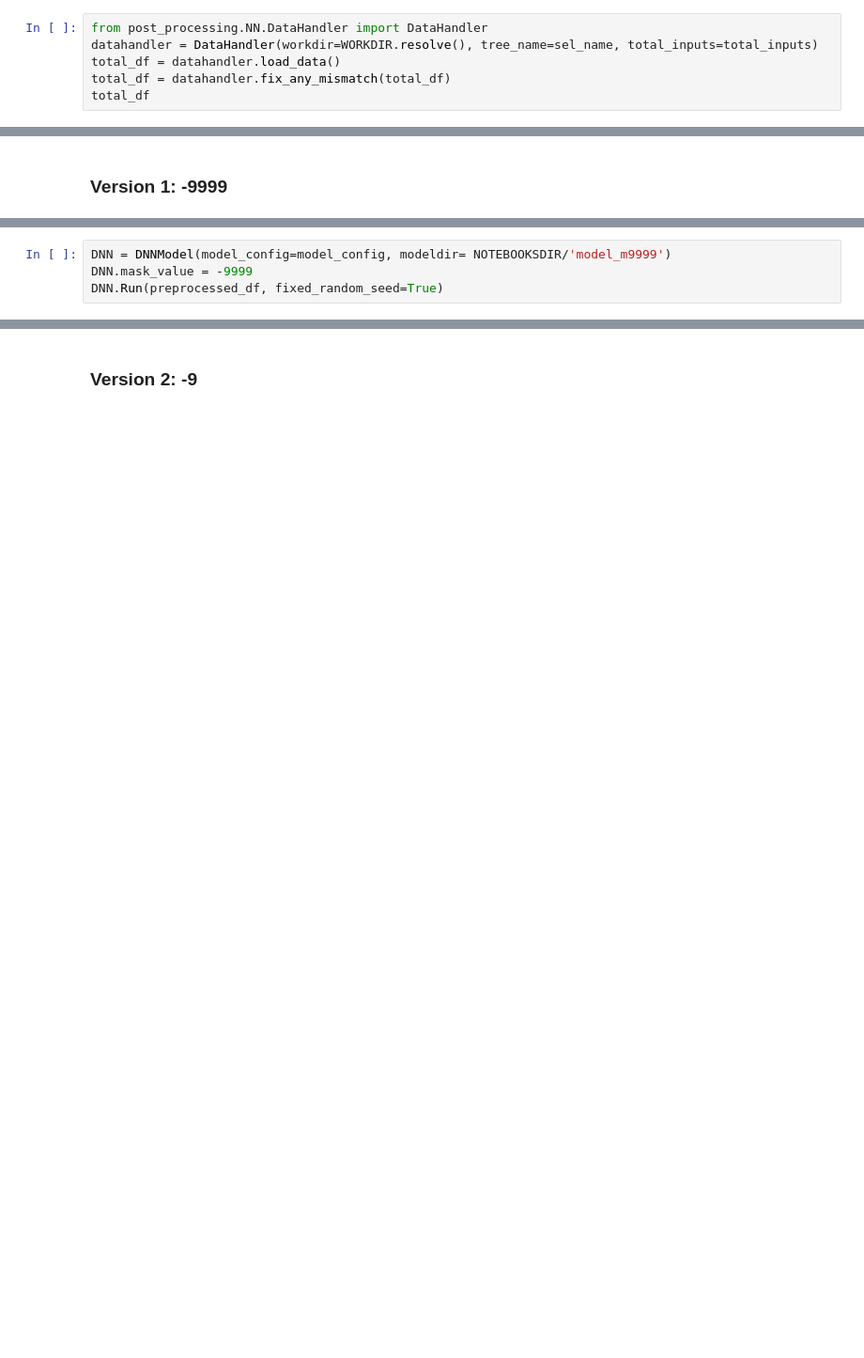
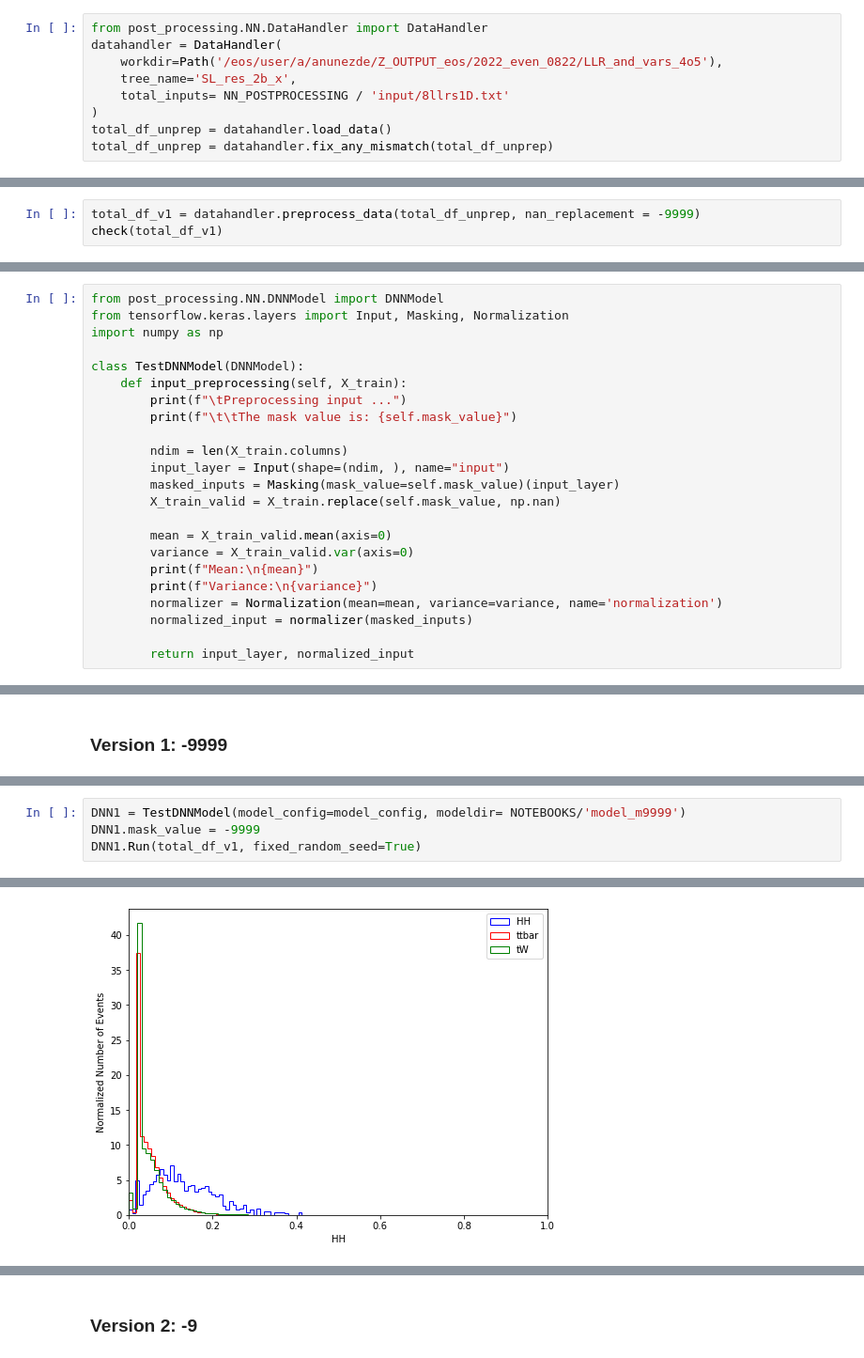
Before and after one commit to antonettprado/hh, a Jupyter notebook: Bamboo_setup/src/post_processing/NN/notebooks/check_mask.ipynb, the cells around one changed output, grey strips where cells are left out. Shown at 94% size. Drawn from its saved outputs; the diff is of its cells as text; blank space fills up the shorter version.

```diff
--- a/Bamboo_setup/src/post_processing/NN/notebooks/check_mask.ipynb
+++ b/Bamboo_setup/src/post_processing/NN/notebooks/check_mask.ipynb
@@ -14,8 +23,11 @@ total_inputs = 'input/8llrs1D.txt'
 # Setup a data handler
 # %%
 from post_processing.NN.DataHandler import DataHandler
-datahandler = DataHandler(workdir=WORKDIR.resolve(), tree_name=sel_name, total_inputs=total_inputs)
-total_df = datahandler.load_data()
-total_df = datahandler.fix_any_mismatch(total_df)
-total_df
+datahandler = DataHandler(
+    workdir=Path('/eos/user/a/anunezde/Z_OUTPUT_eos/2022_even_0822/LLR_and_vars_4o5'),
+    tree_name='SL_res_2b_x',
+    total_inputs= NN_POSTPROCESSING / 'input/8llrs1D.txt'
+)
+total_df_unprep = datahandler.load_data()
+total_df_unprep = datahandler.fix_any_mismatch(total_df_unprep)
 # %% [output]
@@ -174,0 +83,3 @@ Number of cells with +9999: 0
+# %%
+total_df_v1 = datahandler.preprocess_data(total_df_unprep, nan_replacement = -9999)
+check(total_df_v1)
@@ -561,3 +127,26 @@ class DNNModel:
+# %%
+from post_processing.NN.DNNModel import DNNModel
+from tensorflow.keras.layers import Input, Masking, Normalization
+import numpy as np
+
+class TestDNNModel(DNNModel):
+    def input_preprocessing(self, X_train):
+        print(f"\tPreprocessing input ...")
+        print(f"\t\tThe mask value is: {self.mask_value}")
+
+        ndim = len(X_train.columns)
+        input_layer = Input(shape=(ndim, ), name="input")
+        masked_inputs = Masking(mask_value=self.mask_value)(input_layer)
+        X_train_valid = X_train.replace(self.mask_value, np.nan)
+
+        mean = X_train_valid.mean(axis=0)
+        variance = X_train_valid.var(axis=0)
+        print(f"Mean:\n{mean}")
+        print(f"Variance:\n{variance}")
+        normalizer = Normalization(mean=mean, variance=variance, name='normalization')
+        normalized_input = normalizer(masked_inputs)
+
+        return input_layer, normalized_input
 # %% [markdown]
 # Set up your model config
 # %%
@@ -636,7 +177,7 @@ preprocessed_df.tail()
 # %%
-DNN = DNNModel(model_config=model_config, modeldir= NOTEBOOKSDIR/'model_m9999')
-DNN.mask_value = -9999
-DNN.Run(preprocessed_df, fixed_random_seed=True)
+DNN1 = TestDNNModel(model_config=model_config, modeldir= NOTEBOOKS/'model_m9999')
+DNN1.mask_value = -9999
+DNN1.Run(total_df_v1, fixed_random_seed=True)
 # %% [output]
 Initializing model: multi_HH_ttbar_tW
 Process_HH_bbWW
@@ -663,0 +232 @@ Could not search for non-variable resources. Concrete function internal represen
+[figure, added]
```
Also changed, not shown: parts of 33 cells of this notebook.
